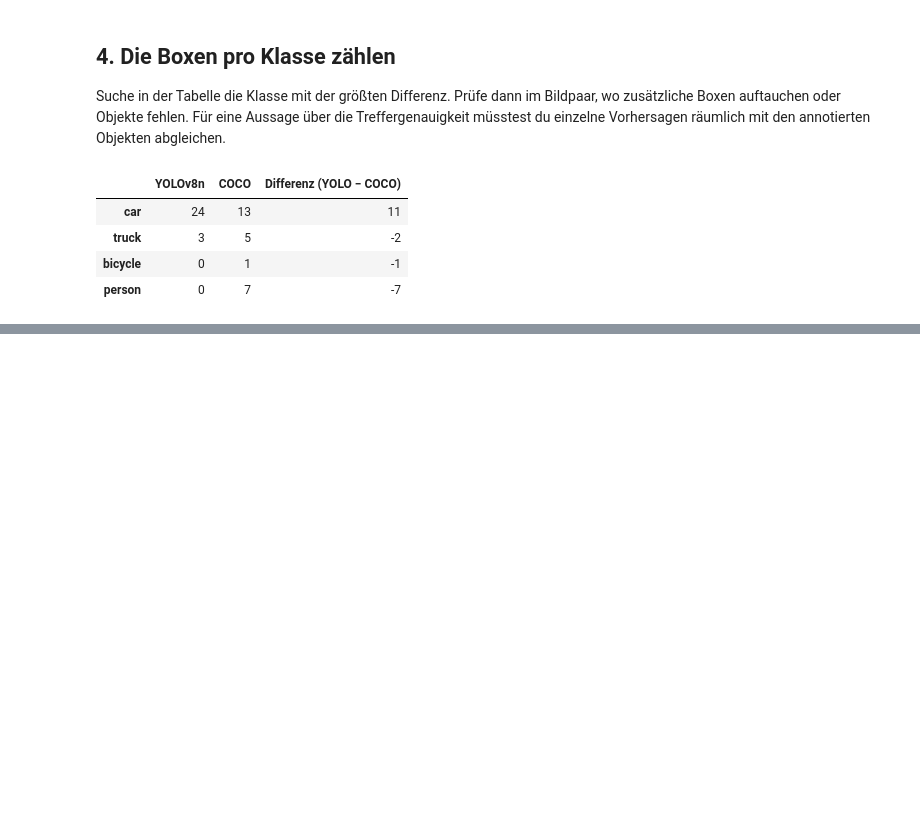
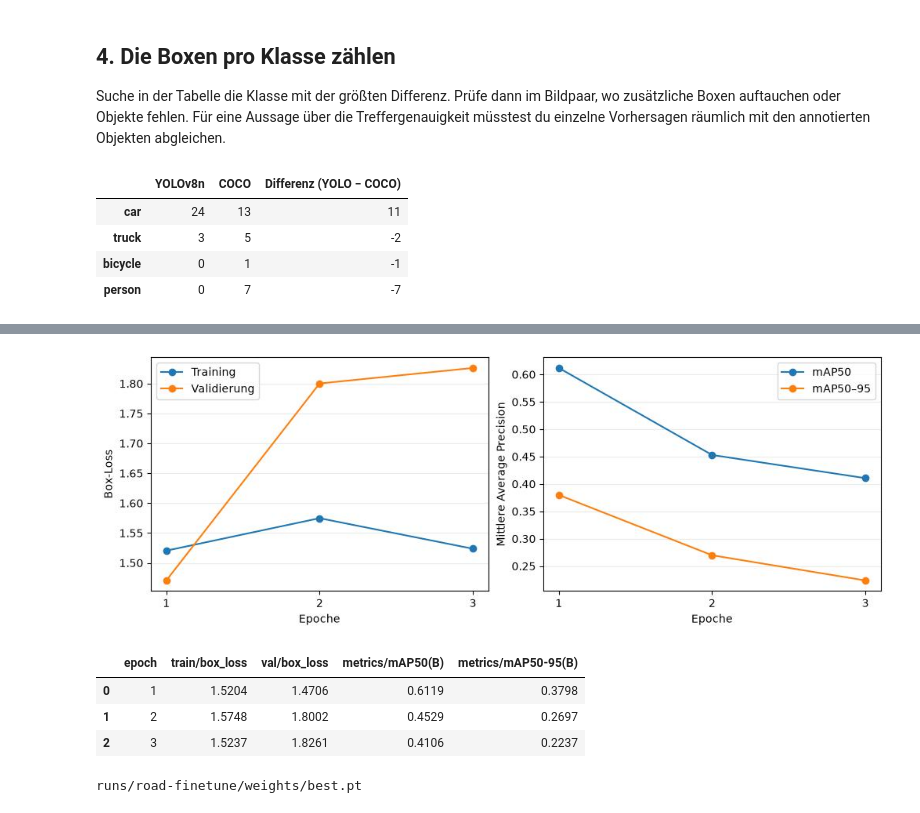
Before and after one commit to nicolasb49/intelligence-engineering, a Jupyter notebook: nicolas_task2_detection.ipynb, the cells around one changed output, grey strips where cells are left out. Cells and saved outputs as stored; diff of their text form; code cells hidden in the pictures; blank space fills up the shorter version.

Commit message:
Fine-tune YOLOv8n and visualize validation results in the detection notebook

```diff
--- a/nicolas_task2_detection.ipynb
+++ b/nicolas_task2_detection.ipynb
@@ -107,0 +151,10 @@ display(counts)
+# %%
+%%capture training_log
+from ultralytics import YOLO
+
+detector = YOLO(WEIGHTS)
+detector.train(data=str(config), epochs=3, imgsz=640, batch=4, device="cpu",
+               workers=0, seed=42, project=str(ROOT / "runs"), name="road-finetune",
+               plots=False, verbose=False)
+best = detector.trainer.best
+history = pd.read_csv(best.parent.parent / "results.csv")
@@ -107,0 +165,24 @@ display(counts)
+# %%
+fig, (loss_ax, map_ax) = plt.subplots(1, 2, figsize=(10, 3.5), layout="constrained")
+for column, label in [("train/box_loss", "Training"), ("val/box_loss", "Validierung")]:
+    loss_ax.plot(history["epoch"], history[column], marker="o", label=label)
+for column, label in [("metrics/mAP50(B)", "mAP50"), ("metrics/mAP50-95(B)", "mAP50–95")]:
+    map_ax.plot(history["epoch"], history[column], marker="o", label=label)
+loss_ax.set_ylabel("Box-Loss")
+map_ax.set_ylabel("Mittlere Average Precision")
+for ax in (loss_ax, map_ax):
+    ax.set_xlabel("Epoche")
+    ax.set_xticks(history["epoch"])
+    ax.legend()
+    ax.grid(axis="y", alpha=0.25)
+plt.show()
+display(history[["epoch", "train/box_loss", "val/box_loss",
+                 "metrics/mAP50(B)", "metrics/mAP50-95(B)"]].round(4))
+print(best.relative_to(ROOT))
+# %% [output]
+[figure, added]
+|  | epoch | train/box_loss | val/box_loss | metrics/mAP50(B) | metrics/mAP50-95(B) |
+| 0 | 1 | 1.5204 | 1.4706 | 0.6119 | 0.3798 |
+| 1 | 2 | 1.5748 | 1.8002 | 0.4529 | 0.2697 |
+| 2 | 3 | 1.5237 | 1.8261 | 0.4106 | 0.2237 |
+runs/road-finetune/weights/best.pt
```
Also changed, not shown: parts of 7 cells of this notebook, 2 other files.
